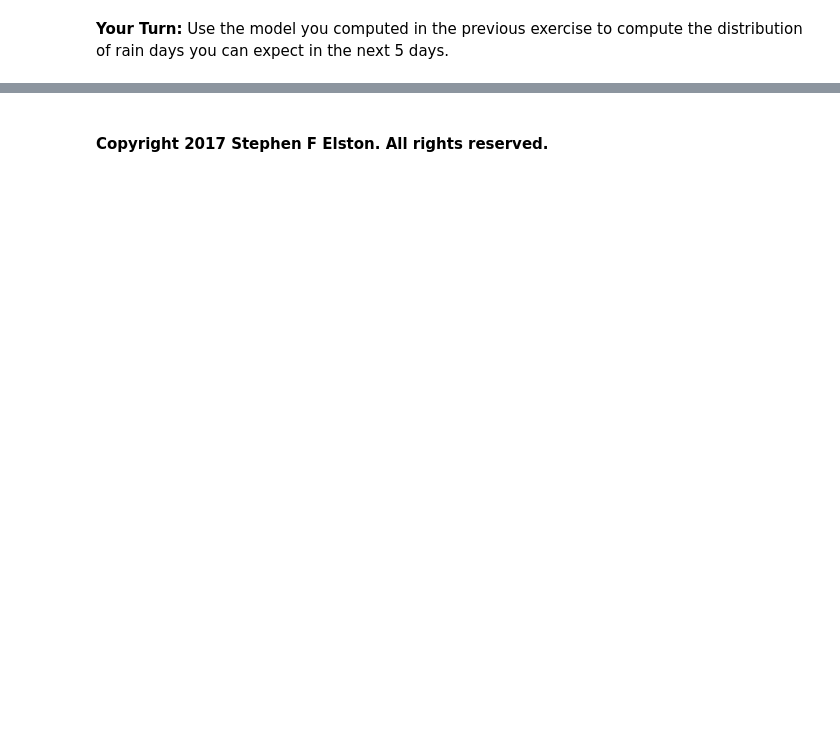
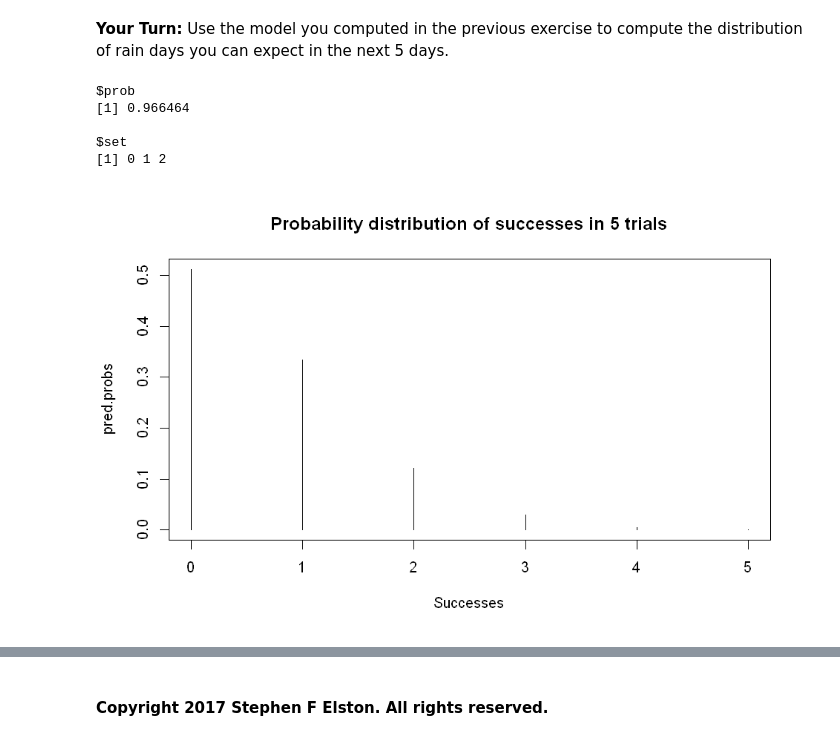
Before and after one commit to StephenElston/DataScience350, a Jupyter notebook: Lecture5/IntroductionToBayes.ipynb, the cells around one changed output, grey strips where cells are left out. Saved outputs shown, nothing was run; the diff lists cells and outputs as text; code cells hidden in the pictures; blank space fills up the shorter version.

```diff
--- a/Lecture5/IntroductionToBayes.ipynb
+++ b/Lecture5/IntroductionToBayes.ipynb
@@ -367,5 +432,20 @@ discint(cbind(s, pred.probs), 0.90)
 # %% [markdown]
 **Your Turn:** Use the model you computed in the previous exercise to compute the distribution of rain days you can expect in the next 5 days.
+# %%
+n <- 5
+s <- 0:n
+pred.probs <- pbetap(beta.new + c(2, 18), n, s)
+plot(s, pred.probs, type="h",
+     main = paste('Probability distribution of successes in', as.character(n), 'trials'),
+     xlab = 'Successes')
+discint(cbind(s, pred.probs), 0.90)
+# %% [output]
+$prob
+[1] 0.966464
+
+$set
+[1] 0 1 2
+[figure, added]
 # %% [markdown]
 ![](img/BayesDeNeon.jpg)
 # %% [markdown]
```
Also changed, not shown: parts of 14 cells of this notebook.
